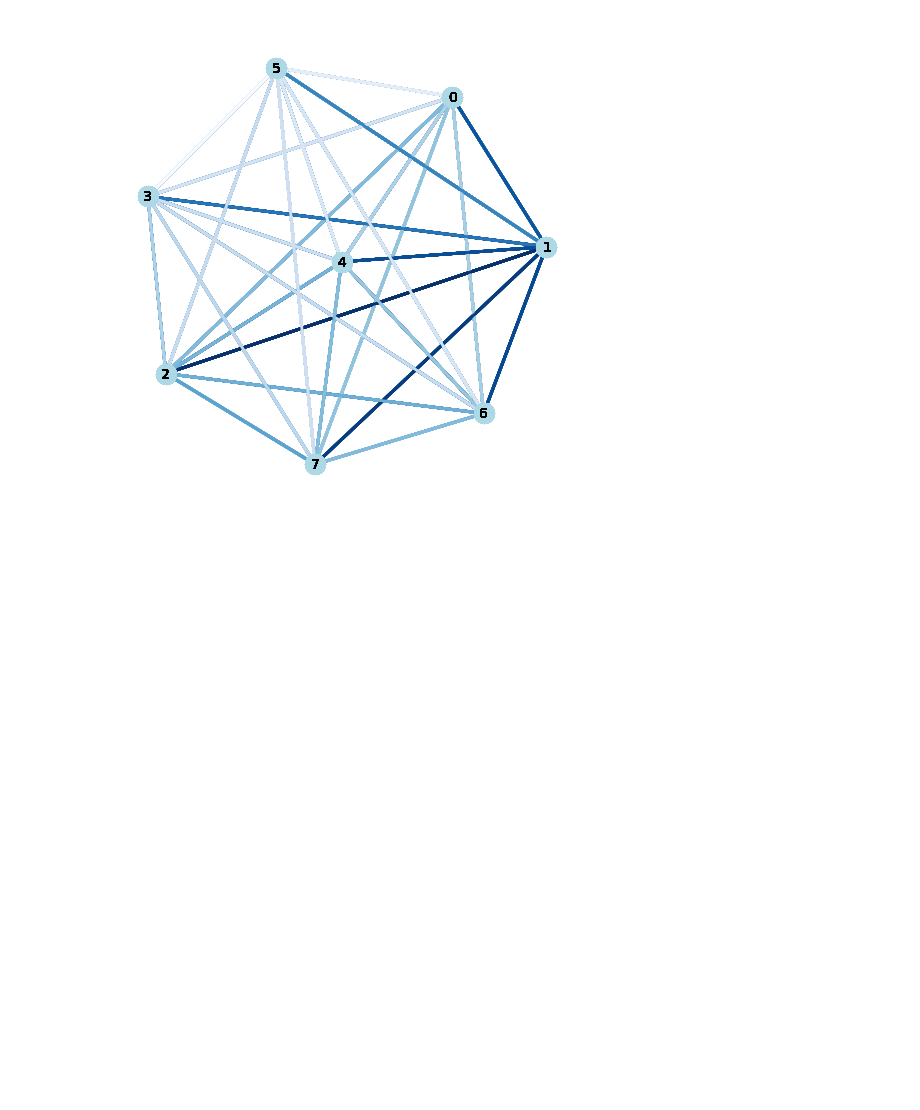
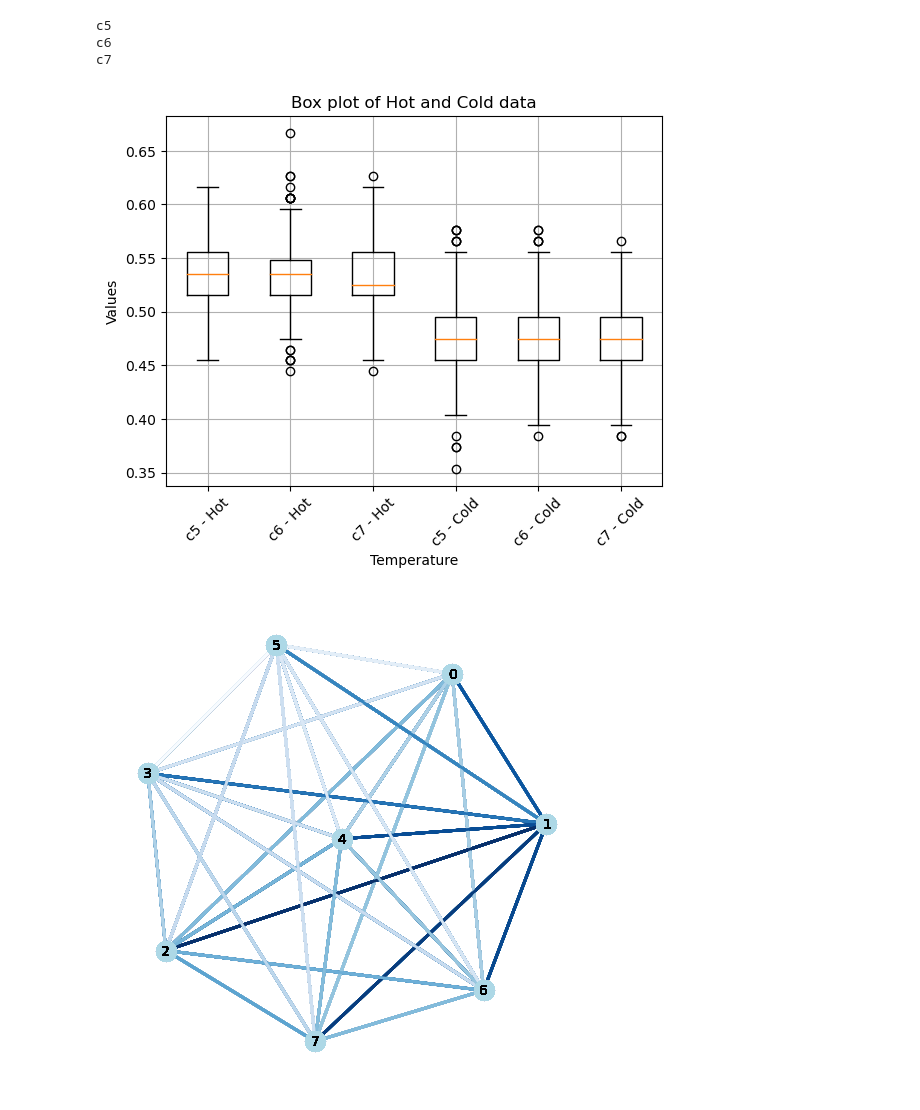
Before and after one commit to jacksonhenry3/Qnibble, a Jupyter notebook: Notebooks/Examples/analyse_data.ipynb, the cells around one changed output. Saved outputs shown, nothing was run; the diff lists cells and outputs as text; code cells hidden in the pictures; blank space fills up the shorter version.

Commit message:
add better data procesing pipeline

```diff
--- a/Notebooks/Examples/analyse_data.ipynb
+++ b/Notebooks/Examples/analyse_data.ipynb
@@ -9,5 +10,5 @@ from src import measurements as measure
 from src import ket as ket
 from src import density_matrix as DM
 # %%
-data = h5py.File("../../data/i_am_qenough/i_am_qenough.hdf5")
+data = dict(h5py.File("../../data/Jackson_mass_submit_tutorial/Jackson_mass_submit_tutorial.hdf5"))
 # %%
@@ -14,0 +48,35 @@ two_qubit_dms_example = data['8 qubits']['c5 connectivity']['unitary energy subs
+# %%
+connectivitys = ['c5','c6','c7']
+result = {c:{} for c in connectivitys}
+for connectivity in connectivitys:
+    print(connectivity)
+    pops = get_pops(data,8,connectivity)
+    extractable_work = np.array([[measure.extractable_work_of_each_qubit_from_pops(p) for p in time_slice ]for time_slice in pops ])
+    change_in_ex_work = np.diff(extractable_work,axis = 1)
+    hot__percent_greater_0 = np.mean(change_in_ex_work[:,:,(0,4)]>0,axis = 1).flatten()
+    cold_percent_greater_0 = np.mean(change_in_ex_work[:,:,(1,2,3,5,6,7)]>0,axis = 1).flatten()
+    result[connectivity]['hot'] = hot__percent_greater_0
+    result[connectivity]['cold'] = cold_percent_greater_0
+# %% [output]
+c5
+c6
+c7
+# %%
+
+# Extracting data for box plot
+hot_data = [result[key]['hot'] for key in result.keys()]
+cold_data = [result[key]['cold'] for key in result.keys()]
+labels = [f'{key} - Hot' for key in result.keys()] + [f'{key} - Cold' for key in result.keys()]
+
+
+
+# Creating box plot
+plt.boxplot(hot_data + cold_data, labels=labels)
+plt.xlabel('Temperature')
+plt.ylabel('Values')
+plt.title('Box plot of Hot and Cold data')
+plt.grid(True)
+plt.xticks(rotation=45)
+plt.show()
+# %% [output]
+[figure, added]
```
Also changed, not shown: parts of 4 cells of this notebook, 1 other file.
